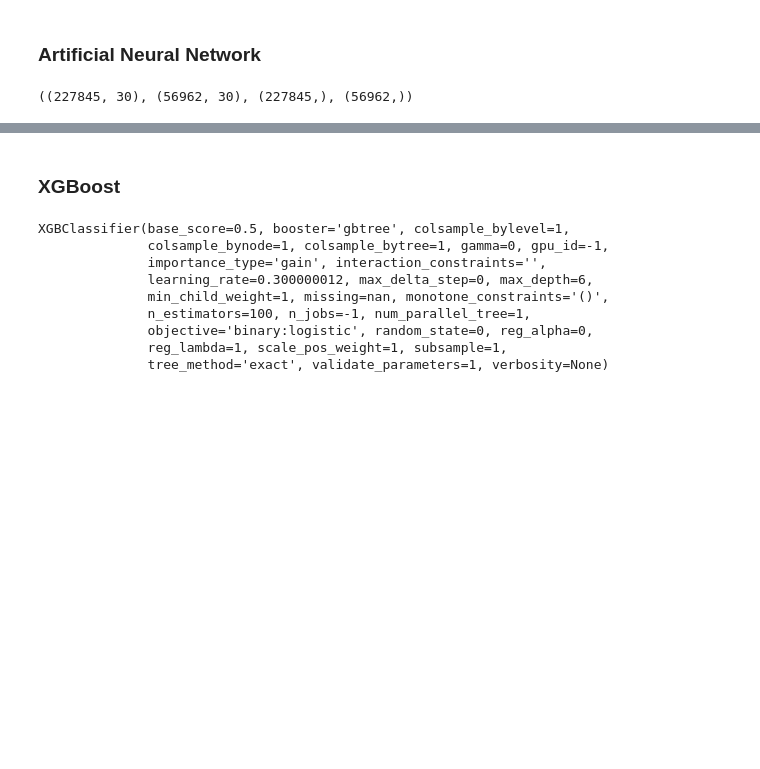
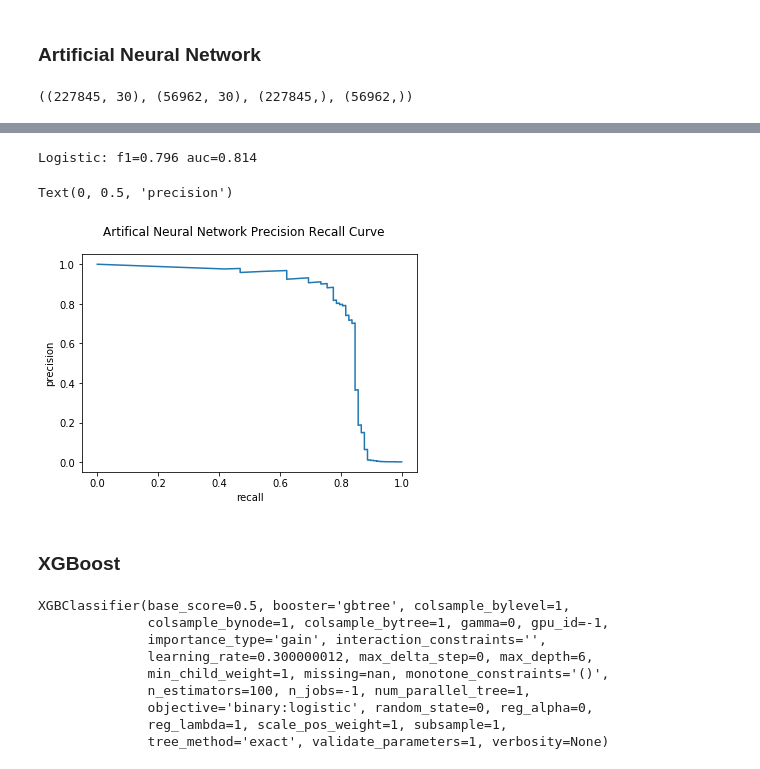
Before and after one commit to FangFeiHong/Credit-Card-Fraud-Classification, a Jupyter notebook: credit_card_fraud.ipynb, the cells around one changed output, grey strips where cells are left out. Drawn from its saved outputs; the diff is of its cells as text; code cells hidden in the pictures; blank space fills up the shorter version.

```diff
--- a/credit_card_fraud.ipynb
+++ b/credit_card_fraud.ipynb
@@ -301,3 +364,21 @@ print(confusion_matrix(y_test,predictions))
+# %%
+ann_f1 = f1_score(y_test,predictions)
+ann_prob = model.predict_proba(X_test)
+ann_precision, ann_recall, _ = precision_recall_curve(y_test, ann_prob)
+ann_auc = auc(ann_recall, ann_precision)
+
+print('Logistic: f1=%.3f auc=%.3f' % (ann_f1, ann_auc))
+# %% [output]
+Logistic: f1=0.796 auc=0.814
+# %%
+fig = plt.figure()
+plt.plot(ann_recall, ann_precision, label='ANN')
+fig.suptitle('Artifical Neural Network Precision Recall Curve')
+plt.xlabel('recall')
+plt.ylabel('precision')
+# %% [output]
+Text(0, 0.5, 'precision')
+[figure, added]
 # %% [markdown]
 ### XGBoost
 # %%
```
Also changed, not shown: parts of 31 cells of this notebook.
